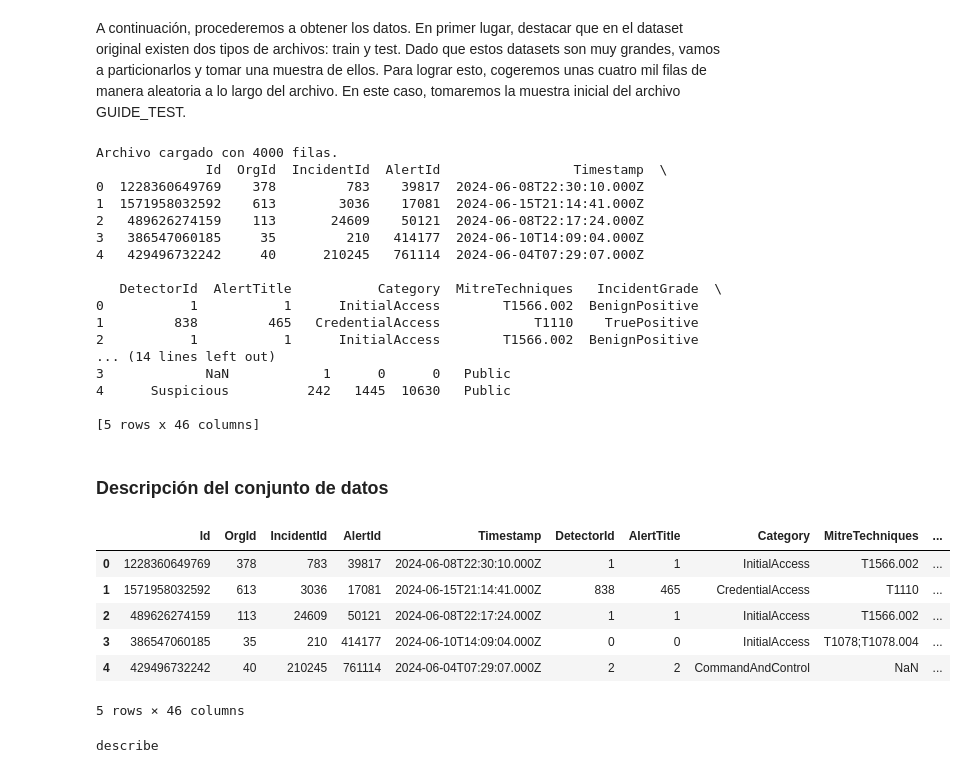
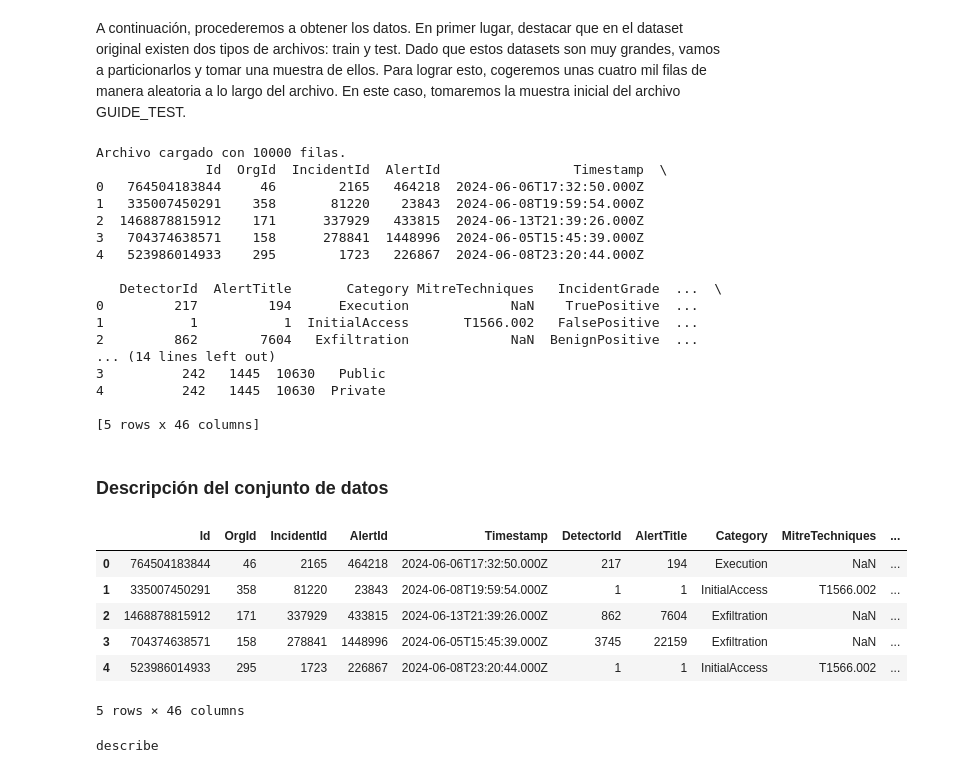
Before and after one commit to yasin281/Microsoft-Security-Incident-Prediction, a Jupyter notebook: src/MicrosoftSecurityIncidentPreliminar.ipynb, the cells around one changed output. Drawn from its saved outputs; the diff is of its cells as text; code cells hidden in the pictures.

```diff
--- a/src/MicrosoftSecurityIncidentPreliminar.ipynb
+++ b/src/MicrosoftSecurityIncidentPreliminar.ipynb
@@ -17,57 +20,64 @@ file_path = kagglehub.dataset_download("Microsoft/microsoft-security-incident-pr
 # %% [markdown]
 A continuación, procederemos a obtener los datos. En primer lugar, destacar que en el dataset original existen dos tipos de archivos: train y test. Dado que estos datasets son muy grandes, vamos a particionarlos y tomar una muestra de ellos. Para lograr esto, cogeremos unas cuatro mil filas de manera aleatoria a lo largo del archivo. En este caso, tomaremos la muestra inicial del archivo GUIDE_TEST.
 # %%
-# Paso 1: Definir el nombre del archivo reducido
 dataset_folder = os.getcwd()
 reduced_file_path = os.path.join(dataset_folder, 'microsoft_Reduced.csv')
 
-# Paso 2: Descargar y cargar los datos originales si no existe el archivo reducido
 if not os.path.exists(reduced_file_path):
     file_path = kagglehub.dataset_download("Microsoft/microsoft-security-incident-prediction")
 
     original_file_path = os.path.join(file_path, "GUIDE_Test.csv")
     df_original = pd.read_csv(original_file_path)
 
-    df_reduced = df_original.sample(n=4000, random_state=42)
+    print(f"El archivo original tiene {len(df_original)} filas.")
 
-    reduced_df.to_csv(reduced_file_path, index=False)
-    print(f"Archivo creado con 4000 filas seleccionadas aleatoriamente.")
+    # Realizar undersampling estratificado
+    df_reduced, _ = train_test_split(
+        df_original,
+        train_size=10000,  # Tamaño del conjunto reducido
+        stratify=df_original['IncidentGrade'],  # Cambia por tu columna de objetivo
+        random_state=42
+    )
+
+    df_reduced.to_csv(reduced_file_path, index=False)
+    print(f"Archivo reducido creado con {len(df_reduced)} filas manteniendo proporciones de clases.")
 
 else:
-    # Paso 4: Si el archivo reducido ya existe, solo lo cargamos
-    reduced_df = pd.read_csv(reduced_file_path)
-    print(f"Archivo cargado con {len(reduced_df)} filas.")
+    df_reduced = pd.read_csv(reduced_file_path)
+    print(f"Archivo cargado con {len(df_reduced)} filas.")
 
-print(reduced_df.head())
+print(df_reduced.head())
 # %% [output]
-Archivo cargado con 4000 filas.
+Archivo cargado con 10000 filas.
               Id  OrgId  IncidentId  AlertId                 Timestamp  \
-0  1228360649769    378         783    39817  2024-06-08T22:30:10.000Z
-1  1571958032592    613        3036    17081  2024-06-15T21:14:41.000Z
-2   489626274159    113       24609    50121  2024-06-08T22:17:24.000Z
-3   386547060185     35         210   414177  2024-06-10T14:09:04.000Z
-4   429496732242     40      210245   761114  2024-06-04T07:29:07.000Z
+0   764504183844     46        2165   464218  2024-06-06T17:32:50.000Z
+1   335007450291    358       81220    23843  2024-06-08T19:59:54.000Z
+2  1468878815912    171      337929   433815  2024-06-13T21:39:26.000Z
+3   704374638571    158      278841  1448996  2024-06-05T15:45:39.000Z
+4   523986014933    295        1723   226867  2024-06-08T23:20:44.000Z
 
-   DetectorId  AlertTitle           Category  MitreTechniques   IncidentGrade  \
-0           1           1      InitialAccess        T1566.002  BenignPositive
-1         838         465   CredentialAccess            T1110    TruePositive
-2           1           1      InitialAccess        T1566.002  BenignPositive
+   DetectorId  AlertTitle       Category MitreTechniques   IncidentGrade  ...  \
+0         217         194      Execution             NaN    TruePositive  ...
+1           1           1  InitialAccess       T1566.002   FalsePositive  ...
+2         862        7604   Exfiltration             NaN  BenignPositive  ...
 ... (14 lines left out)
-3             NaN            1      0      0   Public
-4      Suspicious          242   1445  10630   Public
+3          242   1445  10630   Public
+4          242   1445  10630  Private
 
 [5 rows x 46 columns]
 # %% [markdown]
 ### Descripción del conjunto de datos
 # %%
+
+reduced_df = df_reduced
 reduced_df.head()
 # %% [output]
 |  | Id | OrgId | IncidentId | AlertId | Timestamp | DetectorId | AlertTitle | Category | MitreTechniques | ... |
-| 0 | 1228360649769 | 378 | 783 | 39817 | 2024-06-08T22:30:10.000Z | 1 | 1 | InitialAccess | T1566.002 | ... |
-| 1 | 1571958032592 | 613 | 3036 | 17081 | 2024-06-15T21:14:41.000Z | 838 | 465 | CredentialAccess | T1110 | ... |
-| 2 | 489626274159 | 113 | 24609 | 50121 | 2024-06-08T22:17:24.000Z | 1 | 1 | InitialAccess | T1566.002 | ... |
-| 3 | 386547060185 | 35 | 210 | 414177 | 2024-06-10T14:09:04.000Z | 0 | 0 | InitialAccess | T1078;T1078.004 | ... |
-| 4 | 429496732242 | 40 | 210245 | 761114 | 2024-06-04T07:29:07.000Z | 2 | 2 | CommandAndControl | NaN | ... |
+| 0 | 764504183844 | 46 | 2165 | 464218 | 2024-06-06T17:32:50.000Z | 217 | 194 | Execution | NaN | ... |
+| 1 | 335007450291 | 358 | 81220 | 23843 | 2024-06-08T19:59:54.000Z | 1 | 1 | InitialAccess | T1566.002 | ... |
+| 2 | 1468878815912 | 171 | 337929 | 433815 | 2024-06-13T21:39:26.000Z | 862 | 7604 | Exfiltration | NaN | ... |
+| 3 | 704374638571 | 158 | 278841 | 1448996 | 2024-06-05T15:45:39.000Z | 3745 | 22159 | Exfiltration | NaN | ... |
+| 4 | 523986014933 | 295 | 1723 | 226867 | 2024-06-08T23:20:44.000Z | 1 | 1 | InitialAccess | T1566.002 | ... |
 5 rows × 46 columns
 # %%
 print("describe")
```
Also changed, not shown: parts of 5 cells of this notebook, 4 other files.
